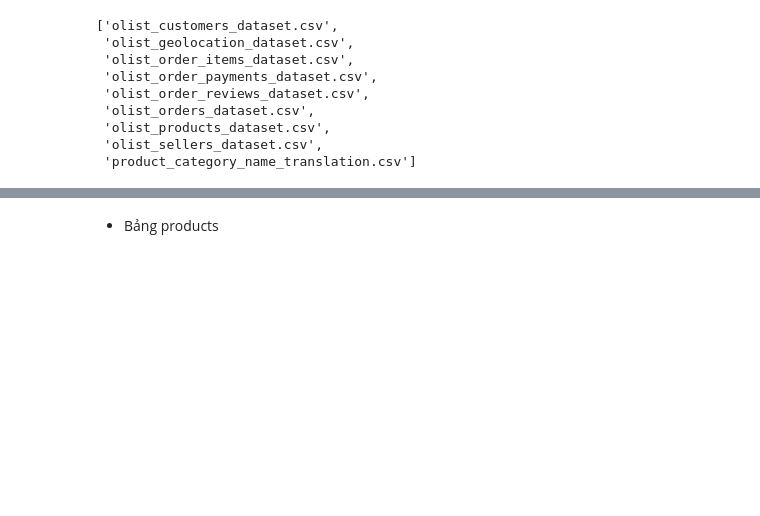
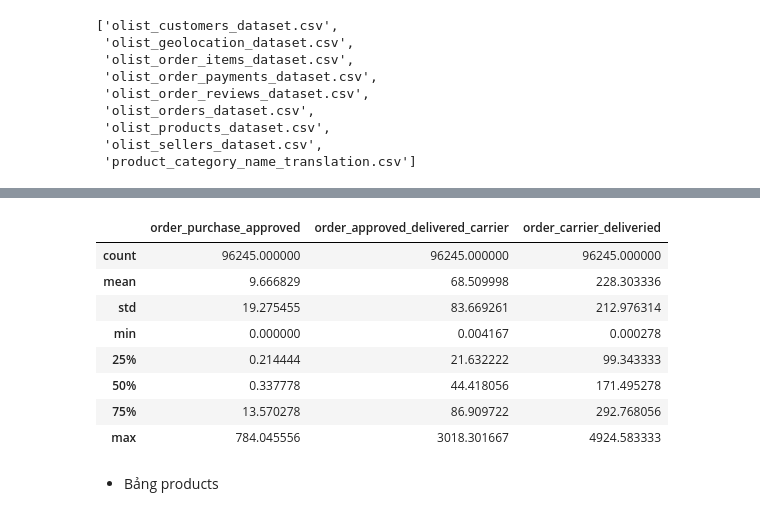
Before and after one commit to Hoanpc777/OneMount-Exam, a Jupyter notebook: Exam.ipynb, the cells around one changed output, grey strips where cells are left out. Drawn from its saved outputs; the diff is of its cells as text; code cells hidden in the pictures; blank space fills up the shorter version.

```diff
--- a/Exam.ipynb
+++ b/Exam.ipynb
@@ -2,7 +2,7 @@
 import pandas as pd
 import os, numpy as np
 # %%
-path = r'C:\Users\Laptop88\Desktop\OneMount\brazilian-ecommerce'
+path = r'D:\OneMount\brazilian-ecommerce'
 # %%
 list_files = os.listdir(path)
 list_files.sort(reverse = False)
@@ -42,3 +47,23 @@ orders.head()
+# %%
+orders['order_purchase_approved'] = (orders['order_approved_at'].astype(np.datetime64) - orders['order_purchase_timestamp'].astype(np.datetime64))/np.timedelta64(1,'h')
+orders['order_approved_delivered_carrier'] = (orders['order_delivered_carrier_date'].astype(np.datetime64) - orders['order_approved_at'].astype(np.datetime64))/np.timedelta64(1,'h')
+# Tính thời gian từ lúc giao hàng đến khi giao thành công
+estimated_delivery = (orders['order_estimated_delivery_date'].astype(np.datetime64) - orders['order_delivered_carrier_date'].astype(np.datetime64))/np.timedelta64(1,'h')
+real_delivery = (orders['order_delivered_customer_date'].astype(np.datetime64) - orders['order_delivered_carrier_date'].astype(np.datetime64))/np.timedelta64(1,'h')
+orders['order_carrier_deliveried'] = np.where(orders['order_delivered_customer_date'].isnull(), estimated_delivery, real_delivery)
+# Loại bỏ đơn hàng mà thời gian giao thành công sớm hơn thời gian đưa bên vận chuyển, hoặc thời gian giao vận chuyển lớn hơn thời gian đơn xác nhận
+orders[(orders['order_approved_delivered_carrier']>0) & (orders['order_carrier_deliveried']>0)].describe()
+# orders[orders['order_approved_delivered_carrier']<0].head()
+# %% [output]
+|  | order_purchase_approved | order_approved_delivered_carrier | order_carrier_deliveried |
+| count | 96245.000000 | 96245.000000 | 96245.000000 |
+| mean | 9.666829 | 68.509998 | 228.303336 |
+| std | 19.275455 | 83.669261 | 212.976314 |
+| min | 0.000000 | 0.004167 | 0.000278 |
+| 25% | 0.214444 | 21.632222 | 99.343333 |
+| 50% | 0.337778 | 44.418056 | 171.495278 |
+| 75% | 13.570278 | 86.909722 | 292.768056 |
+| max | 784.045556 | 3018.301667 | 4924.583333 |
 # %% [markdown]
 * Bảng products
 # %%
```
Also changed, not shown: parts of 4 cells of this notebook, 2 other files.
